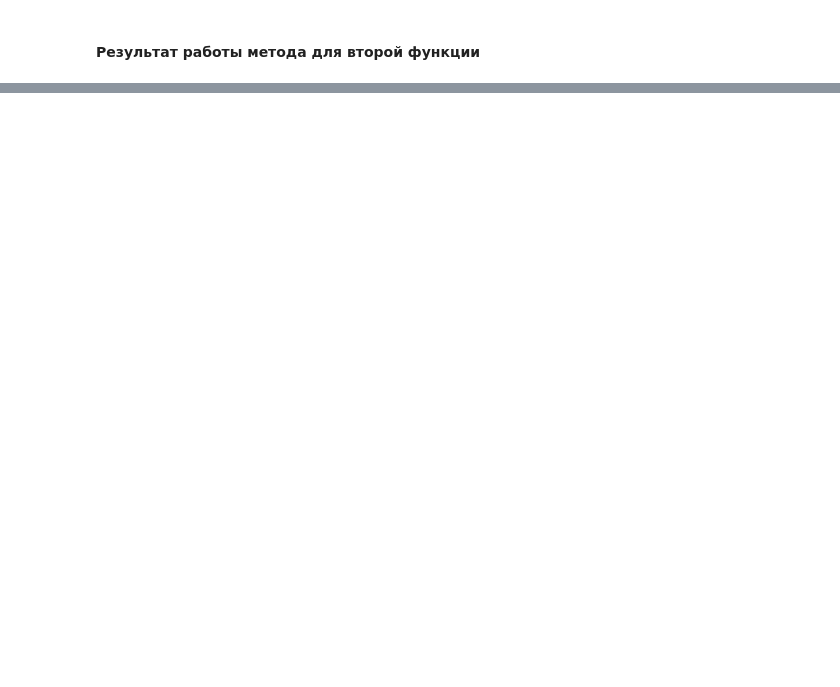
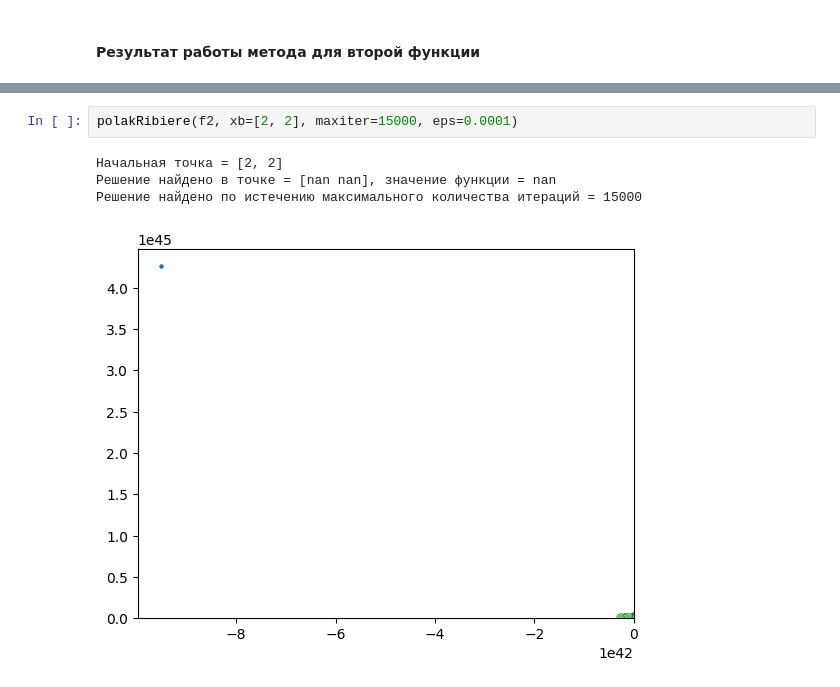
Before and after one commit to Ivan-Yagilev/Optimization_methods_labs, a Jupyter notebook: second_labs/several variables2.ipynb, the cells around one changed output, grey strips where cells are left out. Saved outputs shown, nothing was run; the diff lists cells and outputs as text; blank space fills up the shorter version.

```diff
--- a/second_labs/several variables2.ipynb
+++ b/second_labs/several variables2.ipynb
@@ -206,0 +441,7 @@ newton(f2, xb=[-2, -2], maxiter=1500, eps=0.0001)
+# %%
+polakRibiere(f2, xb=[2, 2], maxiter=15000, eps=0.0001)
+# %% [output]
+Начальная точка = [2, 2]
+Решение найдено в точке = [nan nan], значение функции = nan
+Решение найдено по истечению максимального количества итераций = 15000
+[figure, added]
```
Also changed, not shown: parts of 15 cells of this notebook, 2 other files.
